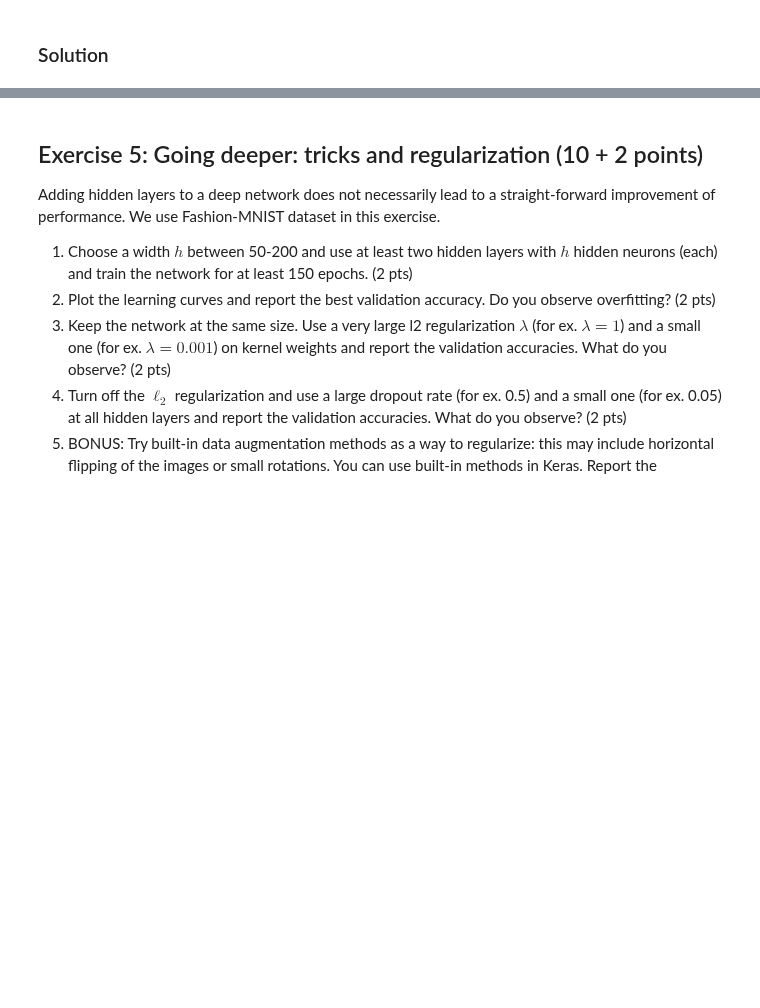
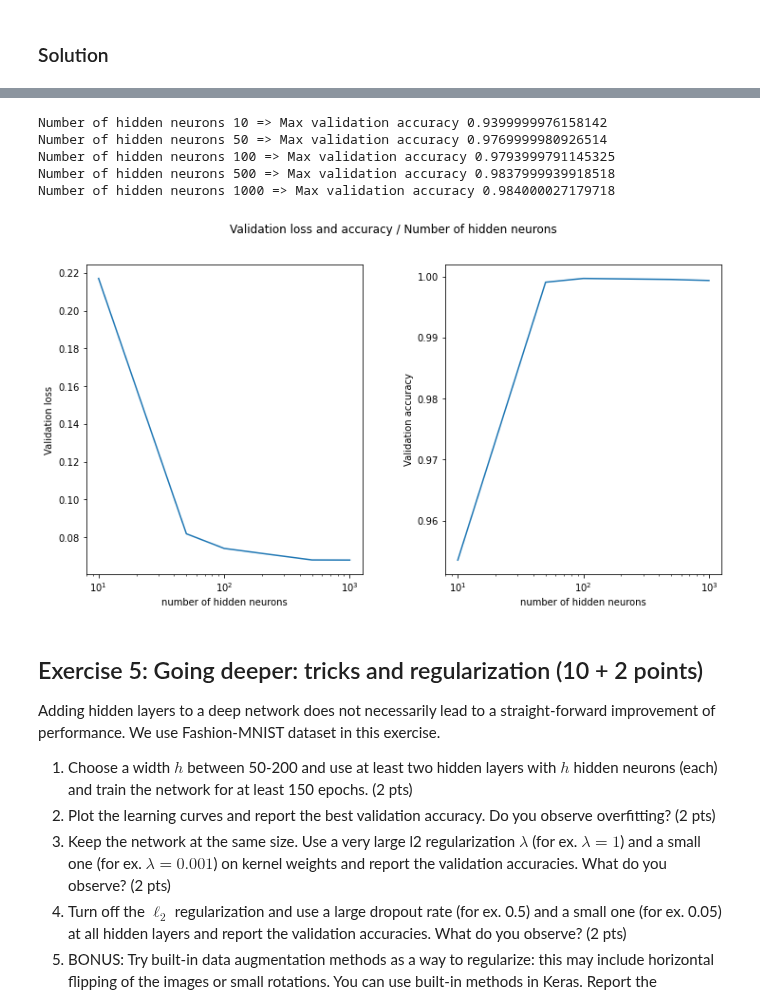
Before and after one commit to jan-kreischer/EPFL_ANN, a Jupyter notebook: miniproject2_Jan.ipynb, the cells around one changed output, grey strips where cells are left out. Cells and saved outputs as stored; diff of their text form; code cells hidden in the pictures; blank space fills up the shorter version.

```diff
--- a/miniproject2_Jan.ipynb
+++ b/miniproject2_Jan.ipynb
@@ -625,3 +731,26 @@ In this exercise we fit each model only for one initialization and random seed.
+# %%
+fig, (ax1, ax2) = plt.subplots(1, 2)
+fig.suptitle('Validation loss and accuracy / Number of hidden neurons')
+fig.subplots_adjust(left=None, bottom=None, right=None, top=None, wspace=0.3, hspace=None)
+fig.set_figheight(6)
+fig.set_figwidth(12)
+ax1.set_xscale('log',base=10)
+ax1.set_ylabel("Validation loss")
+ax1.set_xlabel("number of hidden neurons")
+ax1.plot(set_of_networks, min_val_loss)
+ax2.set_xscale('log',base=10)
+ax2.set_ylabel("Validation accuracy")
+ax2.set_xlabel("number of hidden neurons")
+ax2.plot(set_of_networks, max_accuracy);
+for i in range(len(set_of_networks)):
+    print("Number of hidden neurons {0} => Max validation accuracy {1}".format(set_of_networks[i], max_val_accuracy[i]))
+# %% [output]
+Number of hidden neurons 10 => Max validation accuracy 0.9399999976158142
+Number of hidden neurons 50 => Max validation accuracy 0.9769999980926514
+Number of hidden neurons 100 => Max validation accuracy 0.9793999791145325
+Number of hidden neurons 500 => Max validation accuracy 0.9837999939918518
+Number of hidden neurons 1000 => Max validation accuracy 0.984000027179718
+[figure, added]
 # %% [markdown]
 ## Exercise 5: Going deeper: tricks and regularization (10 + 2 points)
 
```
Also changed, not shown: parts of 20 cells of this notebook, 6 other files.
